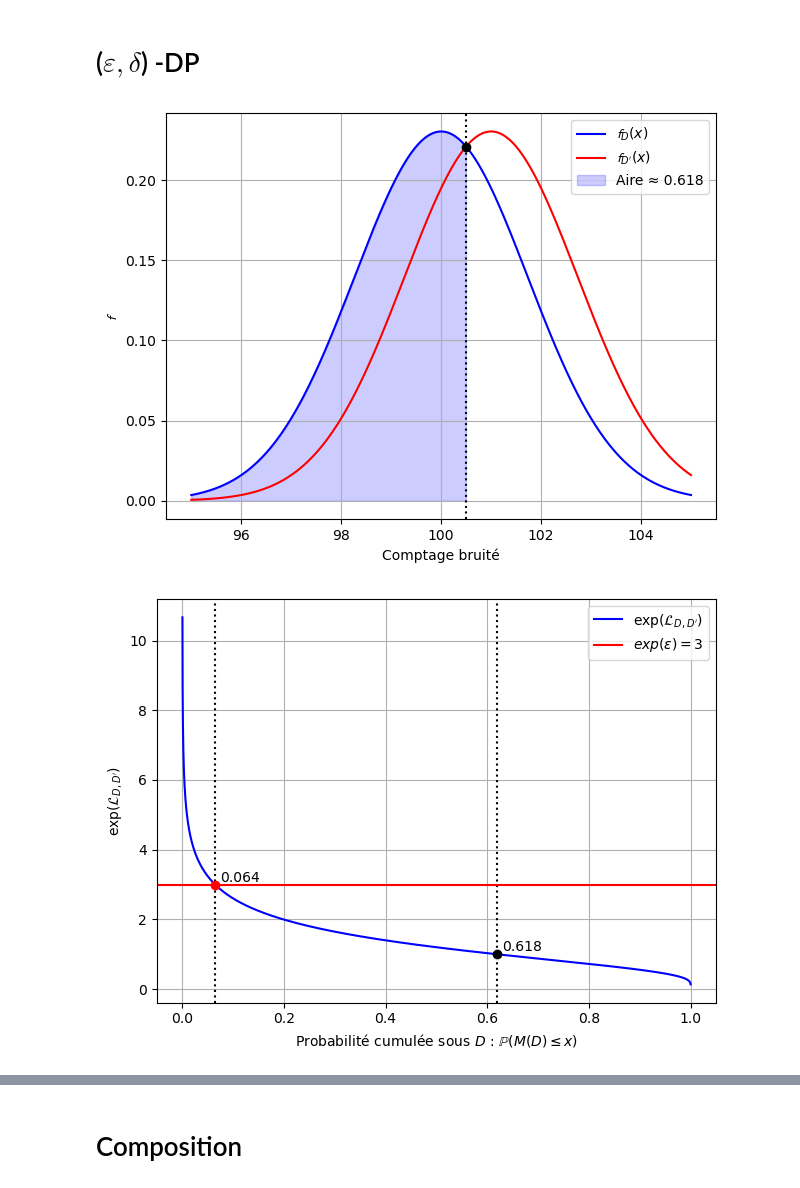
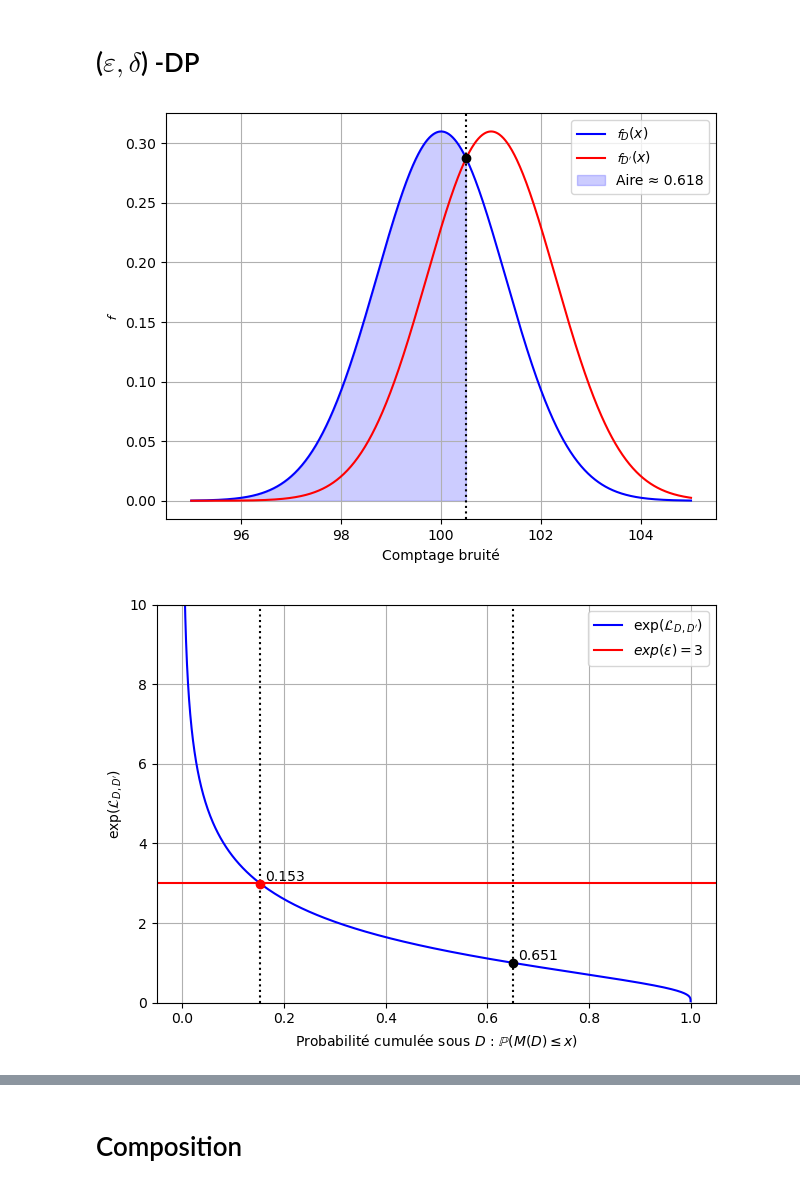
Before and after one commit to InseeFrLab/diff-privacy, a Jupyter notebook: Understand_dp.ipynb, the cells around one changed output, grey strips where cells are left out. Drawn from its saved outputs; the diff is of its cells as text; code cells hidden in the pictures.

```diff
--- a/Understand_dp.ipynb
+++ b/Understand_dp.ipynb
@@ -95,40 +95,40 @@ from scipy.stats import norm
 
 # Paramètres
 mu1, mu2 = 100, 101
-b = np.sqrt(3)
+b = np.sqrt(2) / np.log(3)
 
 # Axe des x
 x = np.linspace(95, 105, 1000)
 
 # Densités
 y1 = norm.pdf(x, loc=mu1, scale=b)
 y2 = norm.pdf(x, loc=mu2, scale=b)
 
 # Point limite pour l’aire
 x_limit = 100.5
 idx_limit = np.where(x <= x_limit)
 
 # Tracé des courbes
 plt.plot(x, y1, label=r"$\mathcal{f}_D(x)$", color='blue')
 plt.plot(x, y2, label=r"$\mathcal{f}_{D'}(x)$", color='red')
 
 # Remplissage de l’aire sous la courbe bleue jusqu’à 100.5
 plt.fill_between(x[idx_limit], y1[idx_limit], color='blue', alpha=0.2, label=f"Aire ≈ 0.618")
 
 # Tracer les lignes pointillées
 plt.plot(x_limit, norm.pdf(x_limit, loc=mu1, scale=b), 'o', color='black')
 plt.axvline(x=x_limit, linestyle='dotted', color='black')
 
 # Mise en forme
 plt.xlabel("Comptage bruité")
 plt.ylabel(r"$\mathcal{f}$")
 plt.legend()
 plt.grid(True)
 plt.tight_layout()
 
 plt.show()
 # %% [output]
-[figure, old version]
+[figure, new version]
 # %%
 import numpy as np
 import matplotlib.pyplot as plt
@@ -136,7 +136,7 @@ from scipy.stats import norm
 
 # Paramètres
 mu1, mu2 = 100, 101
-b = 2 / (np.log(3))**2
+b = np.sqrt(2) / np.log(3)
 
 # Axe des x (comptages bruités)
 x = np.linspace(94, 106, 1000)
@@ -179,12 +179,13 @@ plt.text(cdf_min_2 + 0.01, y_min_2, f"{cdf_min_2:.3f}", verticalalignment='botto
 # Mise en forme
 plt.xlabel(r"Probabilité cumulée sous $D$ : $\mathbb{P}(M(D) \leq x)$")
 plt.ylabel(r"$\exp(\mathcal{L}_{D, D'})$")
+plt.ylim(0,10)
 plt.grid(True)
 plt.legend()
 plt.tight_layout()
 plt.show()
 # %% [output]
-[figure, old version]
+[figure, new version]
 # %%
 import numpy as np
 import matplotlib.pyplot as plt
```
Also changed, not shown: parts of 1 cell of this notebook.
